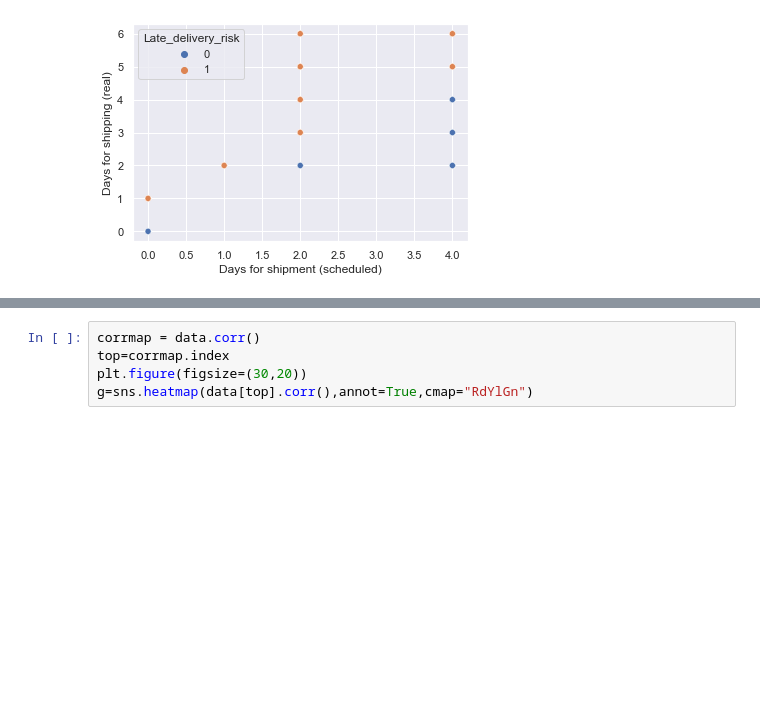
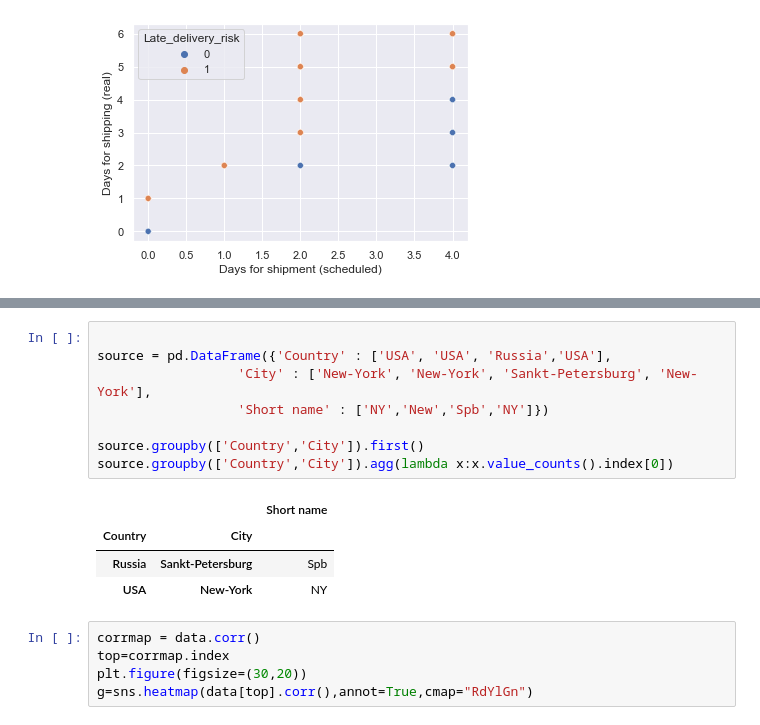
Before and after one commit to vishalsmak/supply-chain-orchestration, a Jupyter notebook: src/scm-notebook/scm_multi_model.ipynb, the cells around one changed output, grey strips where cells are left out. Drawn from its saved outputs; the diff is of its cells as text; blank space fills up the shorter version.

Commit message:
adding some groups from dataset

```diff
--- a/src/scm-notebook/scm_multi_model.ipynb
+++ b/src/scm-notebook/scm_multi_model.ipynb
@@ -80,3 +123,16 @@ sns.scatterplot(x="Days for shipment (scheduled)",y="Days for shipping (real)",h
+# %%
+
+source = pd.DataFrame({'Country' : ['USA', 'USA', 'Russia','USA'],
+                  'City' : ['New-York', 'New-York', 'Sankt-Petersburg', 'New-York'],
+                  'Short name' : ['NY','New','Spb','NY']})
+
+source.groupby(['Country','City']).first()
+source.groupby(['Country','City']).agg(lambda x:x.value_counts().index[0])
+# %% [output]
+|  |  | Short name |
+| Country | City |  |
+| Russia | Sankt-Petersburg | Spb |
+| USA | New-York | NY |
 # %%
 corrmap = data.corr()
 top=corrmap.index
```
Also changed, not shown: parts of 7 cells of this notebook, 1 other file.
